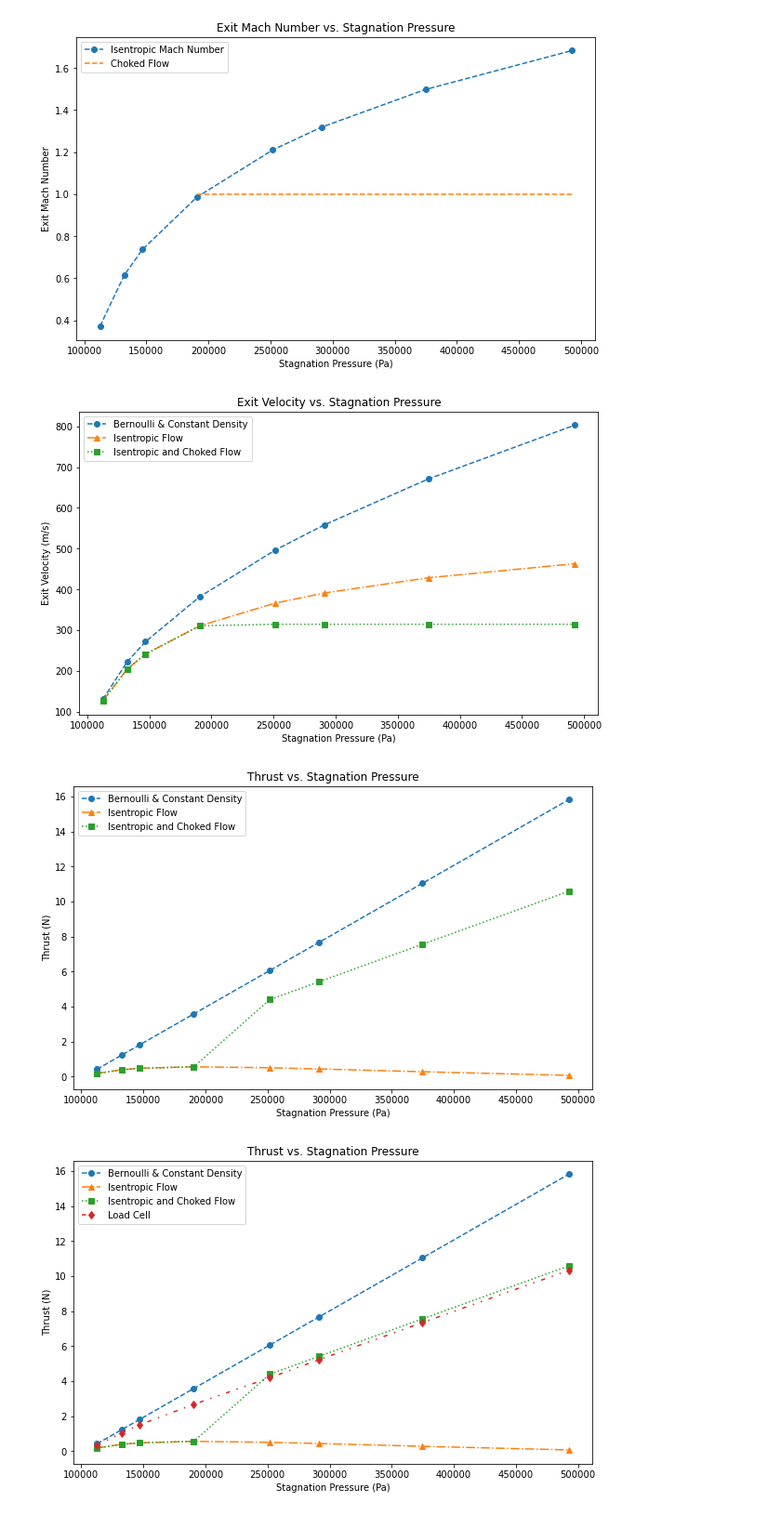
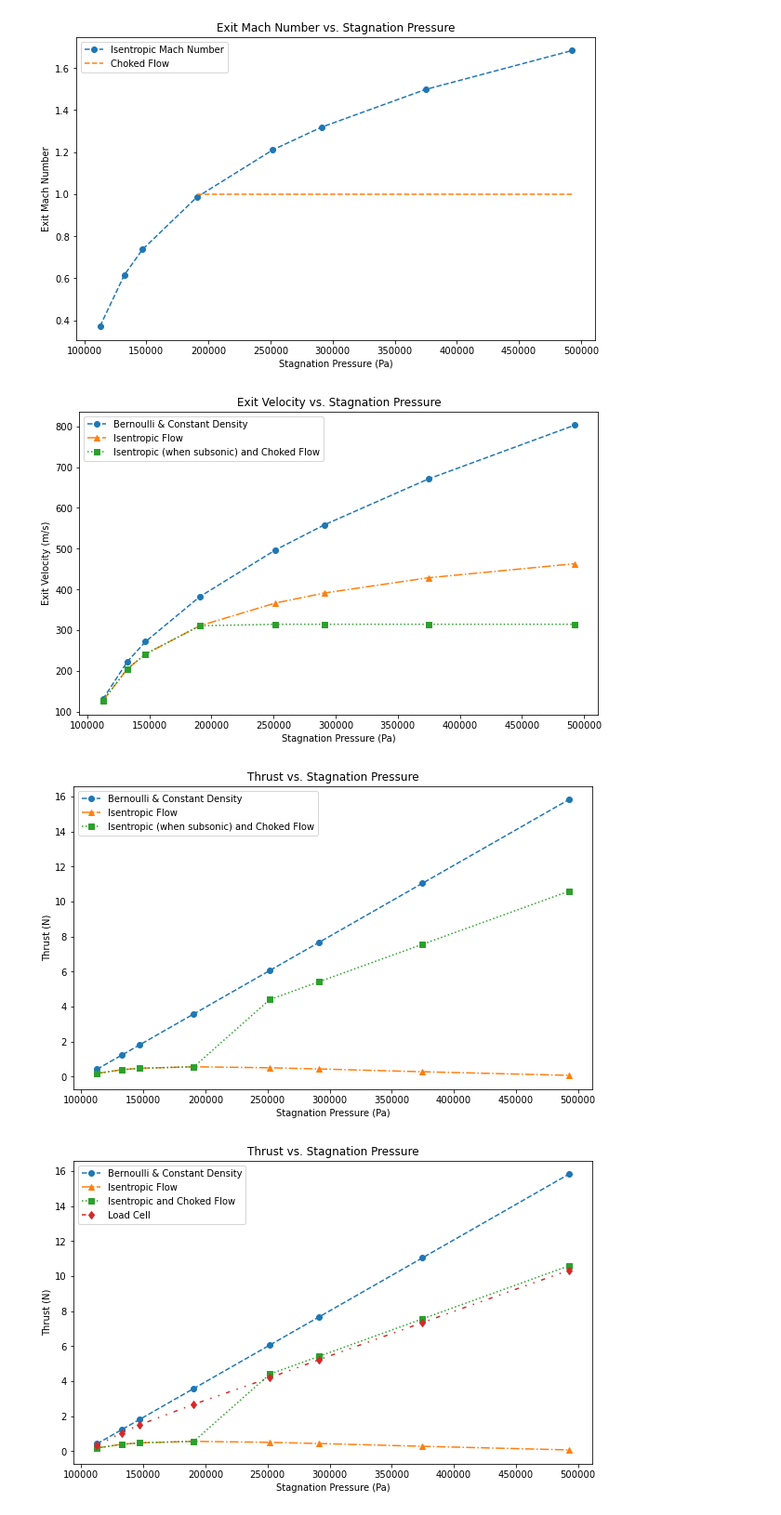
Before and after one commit to EvanY14/AE460-Fa23, a Jupyter notebook: Lab_3/dat_anal.ipynb, the cells around one changed output. Shown at 93% size. Cells and saved outputs as stored; diff of their text form; code cells hidden in the pictures.

Commit message:
updated labels

```diff
--- a/Lab_3/dat_anal.ipynb
+++ b/Lab_3/dat_anal.ipynb
@@ -110,29 +110,29 @@ plt.show()
 # %%
 #number 3
 plt.figure(figsize=(10, 6))
 plt.plot(stagPress, V_exit_2a, marker='o', linestyle='--', label='Bernoulli & Constant Density')
 plt.plot(stagPress, V_exit_2b, marker='^', linestyle='-.', label='Isentropic Flow')
-plt.plot(stagPress, V_exit_2c, marker='s', linestyle=':', label='Isentropic and Choked Flow')
+plt.plot(stagPress, V_exit_2c, marker='s', linestyle=':', label='Isentropic (when subsonic) and Choked Flow')
 plt.title('Exit Velocity vs. Stagnation Pressure')
 plt.xlabel('Stagnation Pressure (Pa)')
 plt.ylabel('Exit Velocity (m/s)')
 plt.legend()
 plt.show()
 # %% [output]
-[figure, old version]
+[figure, new version]
 # %%
 #number 4
 plt.figure(figsize=(10, 6))
 plt.plot(stagPress, thrust_2a, marker='o', linestyle='--', label='Bernoulli & Constant Density')
 plt.plot(stagPress, thrust_2b, marker='^', linestyle='-.', label='Isentropic Flow')
-plt.plot(stagPress, thrust_2c, marker='s', linestyle=':', label='Isentropic and Choked Flow')
+plt.plot(stagPress, thrust_2c, marker='s', linestyle=':', label='Isentropic (when subsonic) and Choked Flow')
 plt.title('Thrust vs. Stagnation Pressure')
 plt.xlabel('Stagnation Pressure (Pa)')
 plt.ylabel('Thrust (N)')
 plt.legend()
 plt.show()
 # %% [output]
-[figure, old version]
+[figure, new version]
 # %%
 #number 5
 plt.figure(figsize=(10, 6))
```
